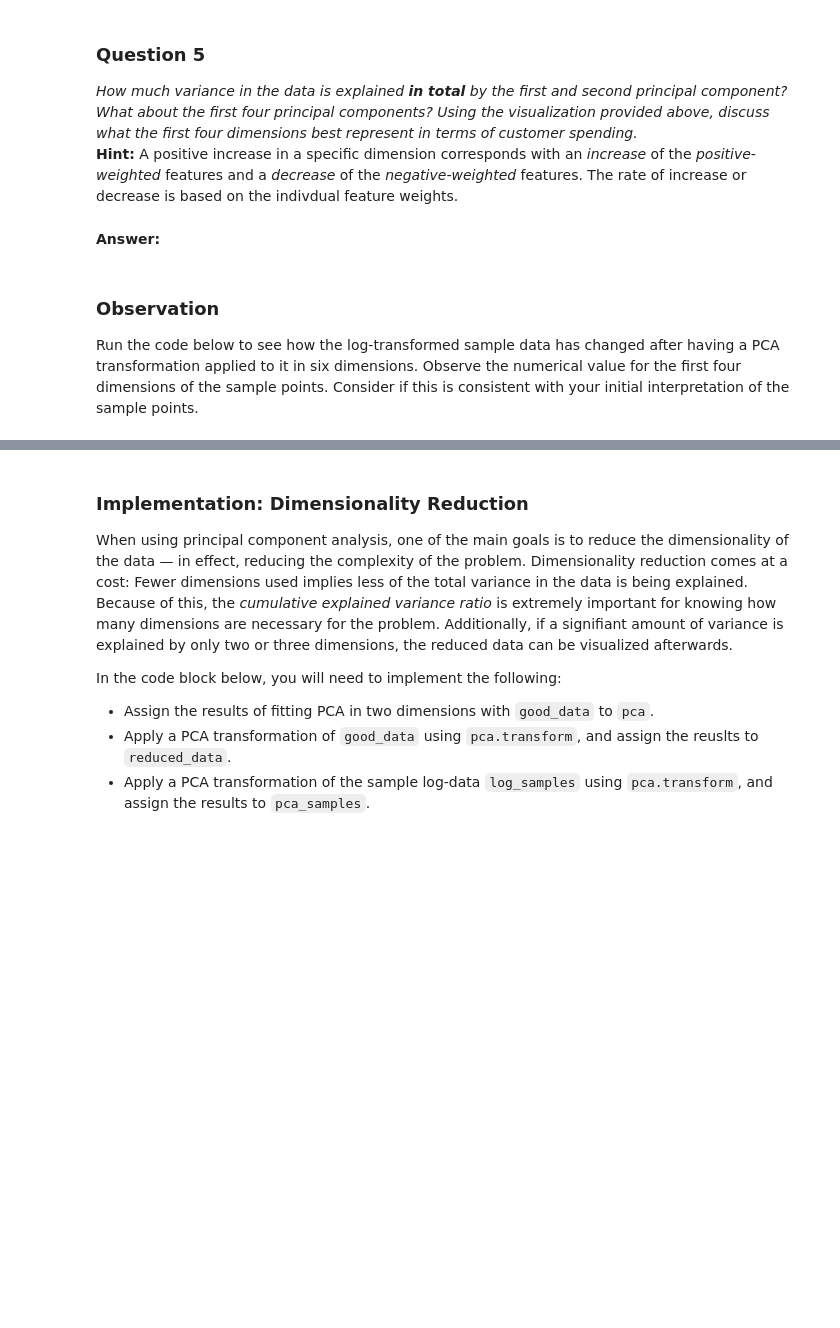
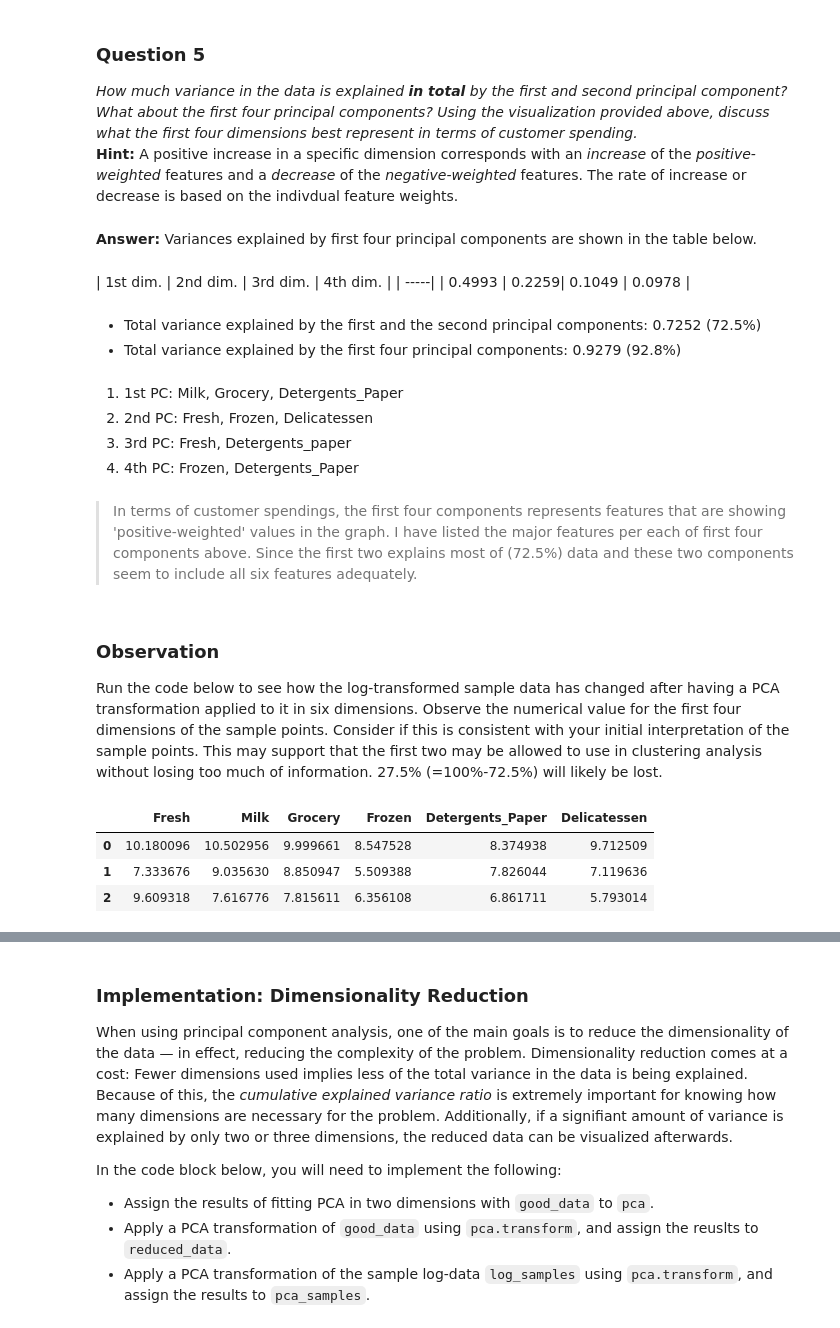
Before and after one commit to sjbaek/MLND_P3, a Jupyter notebook: customer_segments-SB submit1.ipynb, the cells around one changed output, grey strips where cells are left out. Cells and saved outputs as stored; diff of their text form; code cells hidden in the pictures; blank space fills up the shorter version.

Commit message:
P3 proceed up to clustering

```diff
--- a/customer_segments-SB submit1.ipynb
+++ b/customer_segments-SB submit1.ipynb
@@ -333,11 +339,32 @@ pca_results = rs.pca_results(good_data, pca)
 ### Question 5
 *How much variance in the data is explained* ***in total*** *by the first and second principal component? What about the first four principal components? Using the visualization provided above, discuss what the first four dimensions best represent in terms of customer spending.*
 **Hint:** A positive increase in a specific dimension corresponds with an *increase* of the *positive-weighted* features and a *decrease* of the *negative-weighted* features. The rate of increase or decrease is based on the indivdual feature weights.
-# %% [markdown]
-**Answer:**
+# %% [markdown]
+**Answer:** Variances explained by first four principal components are shown in the table below.
+# %% [markdown]
+| 1st dim. | 2nd dim. | 3rd dim. | 4th dim. |
+| -----|
+| 0.4993 | 0.2259| 0.1049 | 0.0978 |
+# %% [markdown]
+* Total variance explained by the first and the second principal components: 0.7252 (72.5%)
+* Total variance explained by the first four principal components: 0.9279 (92.8%)
+# %% [markdown]
+1. 1st PC: Milk, Grocery, Detergents_Paper
+2. 2nd PC: Fresh, Frozen, Delicatessen
+3. 3rd PC: Fresh, Detergents_paper
+4. 4th PC: Frozen, Detergents_Paper
+# %% [markdown]
+> In terms of customer spendings, the first four components represents features that are showing 'positive-weighted' values in the graph. I have listed the major features per each of first four components above. Since the first two explains most of (72.5%) data and these two components seem to include all six features adequately.
 # %% [markdown]
 ### Observation
-Run the code below to see how the log-transformed sample data has changed after having a PCA transformation applied to it in six dimensions. Observe the numerical value for the first four dimensions of the sample points. Consider if this is consistent with your initial interpretation of the sample points.
+Run the code below to see how the log-transformed sample data has changed after having a PCA transformation applied to it in six dimensions. Observe the numerical value for the first four dimensions of the sample points. Consider if this is consistent with your initial interpretation of the sample points. This may support that the first two may be allowed to use in clustering analysis without losing too much of information. 27.5% (=100%-72.5%) will likely be lost.
+# %%
+display(log_samples)
+# %% [output]
+|  | Fresh | Milk | Grocery | Frozen | Detergents_Paper | Delicatessen |
+| 0 | 10.180096 | 10.502956 | 9.999661 | 8.547528 | 8.374938 | 9.712509 |
+| 1 | 7.333676 | 9.035630 | 8.850947 | 5.509388 | 7.826044 | 7.119636 |
+| 2 | 9.609318 | 7.616776 | 7.815611 | 6.356108 | 6.861711 | 5.793014 |
 # %%
 # Display sample log-data after having a PCA transformation applied
 display(pd.DataFrame(np.round(pca_samples, 4), columns = pca_results.index.values))
```
Also changed, not shown: parts of 5 cells of this notebook.
